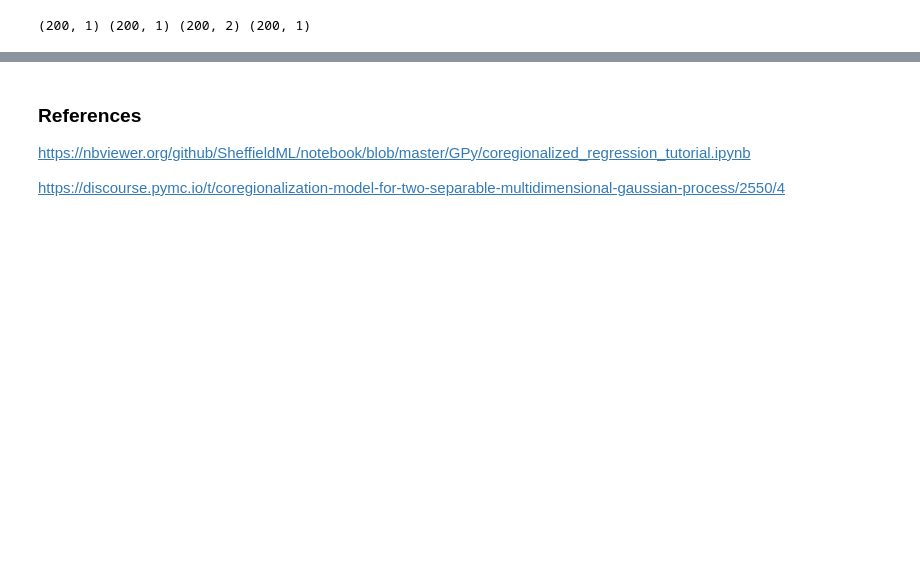
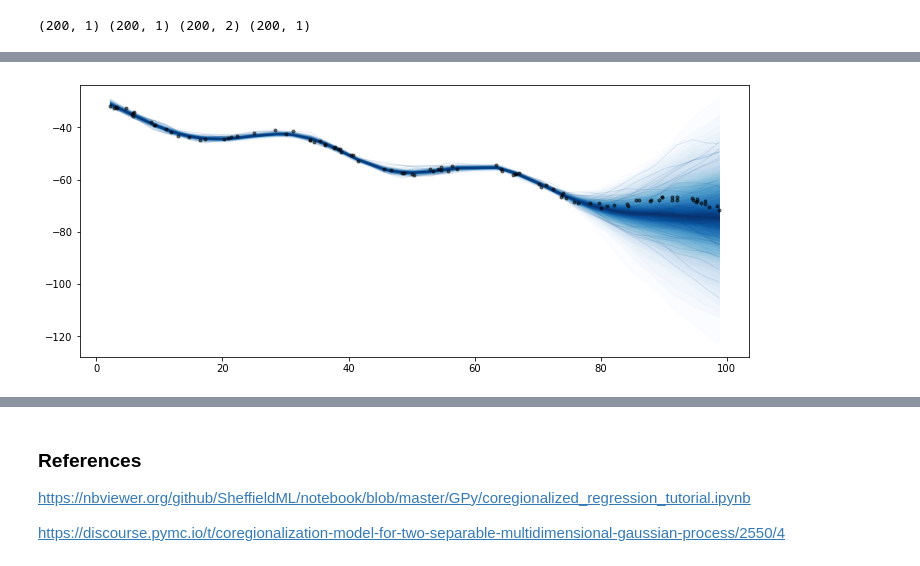
Before and after one commit to danhphan/gp_experiments, a Jupyter notebook: experiments/12_Coregionalized_Regression_Model_GPy_PyMC.ipynb, the cells around one changed output, grey strips where cells are left out. Saved outputs shown, nothing was run; the diff lists cells and outputs as text; code cells hidden in the pictures; blank space fills up the shorter version.

```diff
--- a/experiments/12_Coregionalized_Regression_Model_GPy_PyMC.ipynb
+++ b/experiments/12_Coregionalized_Regression_Model_GPy_PyMC.ipynb
@@ -113,3 +192,13 @@ NameError: name 'gp_trace' is not defined
+# %%
+from pymc.gp.util import plot_gp_dist
+fig = plt.figure(figsize=(12,5))
+ax = fig.gca()
+
+f_pred = gp_samples.posterior_predictive["pred"].sel(chain=0)
+plot_gp_dist(ax, f_pred[:,:100], X_new[:100,0], palette="Blues", fill_alpha=0.5, samples_alpha=0.1)
+ax.plot(Xt1, Yt1, 'ok', ms=3, alpha=0.5, label="Data 1");
+# %% [output]
+[figure, added]
 # %%
 from pymc.gp.util import plot_gp_dist
 fig = plt.figure(figsize=(12,5))
```
Also changed, not shown: parts of 21 cells of this notebook.
